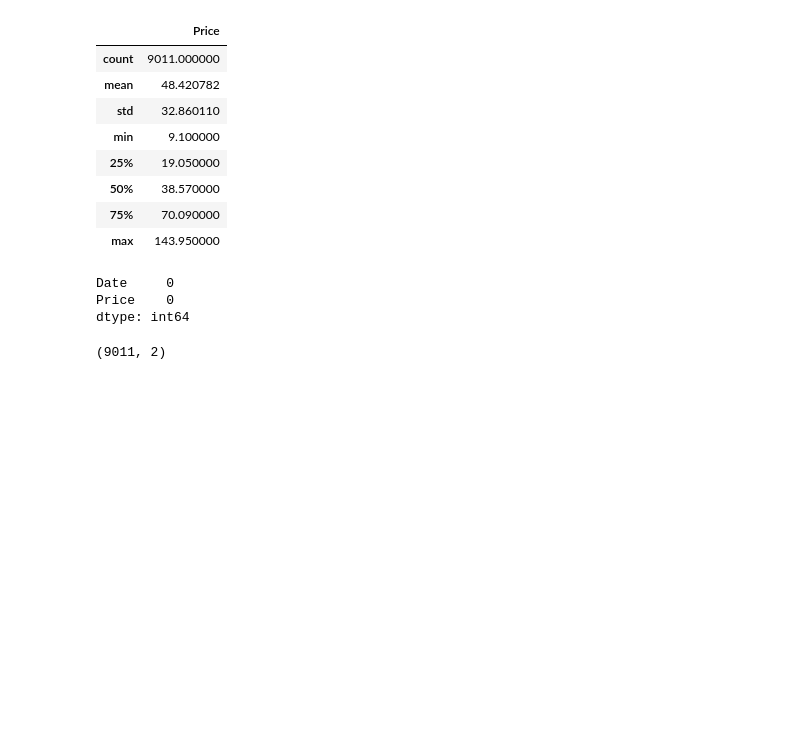
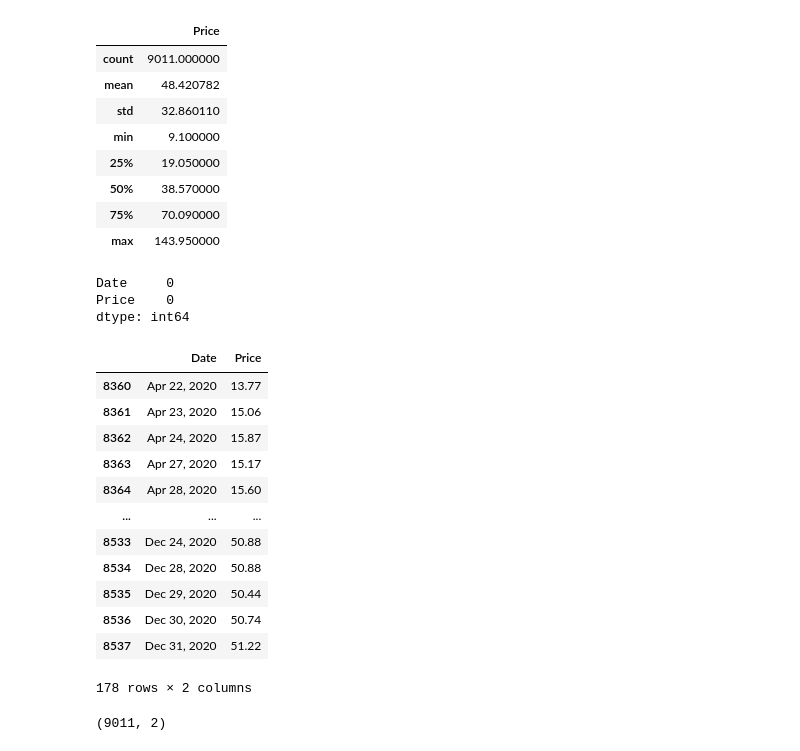
Before and after one commit to Dana-21-21/brent-oil-price-analysis, a Jupyter notebook: notebooks/task1_eda.ipynb, the cells around one changed output. Drawn from its saved outputs; the diff is of its cells as text; code cells hidden in the pictures; blank space fills up the shorter version.

```diff
--- a/notebooks/task1_eda.ipynb
+++ b/notebooks/task1_eda.ipynb
@@ -50,4 +73,20 @@ df.isnull().sum()
 Date     0
 Price    0
 dtype: int64
+# %%
+df[df["Date"].astype(str).str.contains("2020")]
+# %% [output]
+|  | Date | Price |
+| 8360 | Apr 22, 2020 | 13.77 |
+| 8361 | Apr 23, 2020 | 15.06 |
+| 8362 | Apr 24, 2020 | 15.87 |
+| 8363 | Apr 27, 2020 | 15.17 |
+| 8364 | Apr 28, 2020 | 15.60 |
+| ... | ... | ... |
+| 8533 | Dec 24, 2020 | 50.88 |
+| 8534 | Dec 28, 2020 | 50.88 |
+| 8535 | Dec 29, 2020 | 50.44 |
+| 8536 | Dec 30, 2020 | 50.74 |
+| 8537 | Dec 31, 2020 | 51.22 |
+178 rows × 2 columns
 # %%
```
Also changed, not shown: parts of 27 cells of this notebook, 2 other files.
